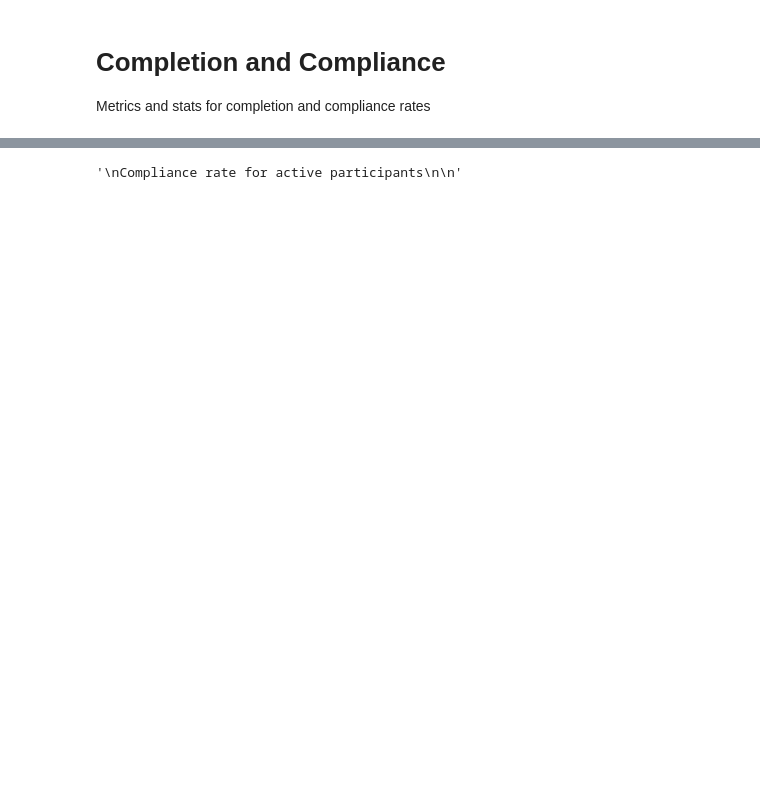
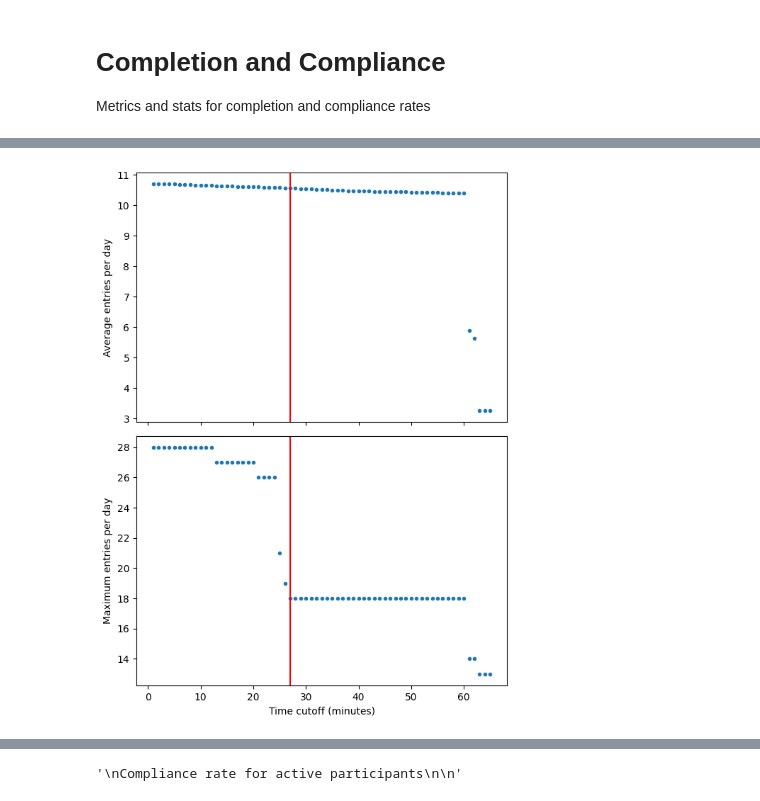
Before and after one commit to JGIBristol/seaco_smartwatch_paper, a Jupyter notebook: quantitative.ipynb, the cells around one changed output, grey strips where cells are left out. Drawn from its saved outputs; the diff is of its cells as text; code cells hidden in the pictures; blank space fills up the shorter version.

```diff
--- a/quantitative.ipynb
+++ b/quantitative.ipynb
@@ -15,0 +88,40 @@ Define a cutoff for meal length
+# %%
+deltas = pd.timedelta_range(start="1min", end="60min", freq="1min")
+
+collapsed_meal_infos = [collapse_meal_info(meal_info, delta) for delta in deltas]
+
+# Number of entries per participant per day
+avg_entries_per_day = [
+    len(collapsed_meal_info) / (7 * meal_info["p_id"].unique().size)
+    for collapsed_meal_info in collapsed_meal_infos
+]
+
+# Maximum entries
+max_entries_per_day = []
+for collapsed_meal_info in collapsed_meal_infos:
+    collapsed_meal_info["date"] = collapsed_meal_info.index.date
+
+    max_entries_per_day.append(
+        collapsed_meal_info.groupby(["p_id", "date"]).size().max()
+    )
+# %%
+time_cutoff_min = 27
+# %%
+import matplotlib.pyplot as plt
+
+fig, axes = plt.subplots(2, 1, figsize=(6, 8), sharex=True)
+
+axes[0].plot(deltas.total_seconds() / 60, avg_entries_per_day, ".")
+axes[1].plot(deltas.total_seconds() / 60, max_entries_per_day, ".")
+
+axes[0].set_ylabel("Average entries per day")
+axes[1].set_ylabel("Maximum entries per day")
+
+axes[1].set_xlabel("Time cutoff (minutes)")
+
+for axis in axes:
+    axis.axvline(time_cutoff_min, color="r")
+
+fig.tight_layout()
+# %% [output]
+[figure, added]
```
Also changed, not shown: parts of 7 cells of this notebook.
